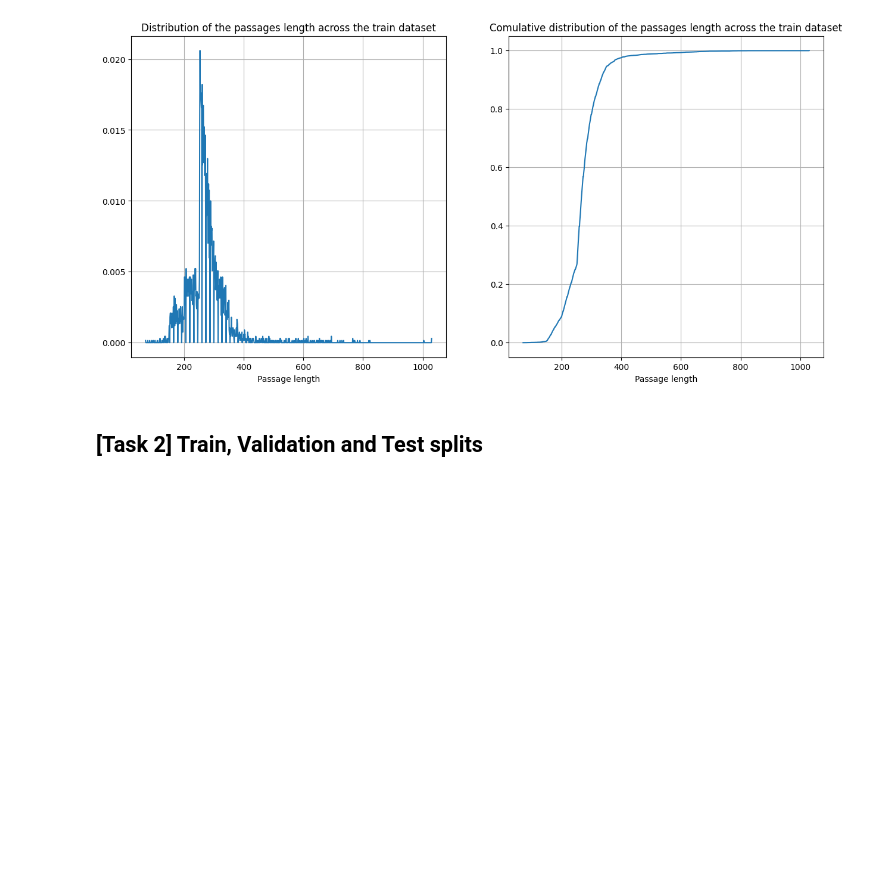
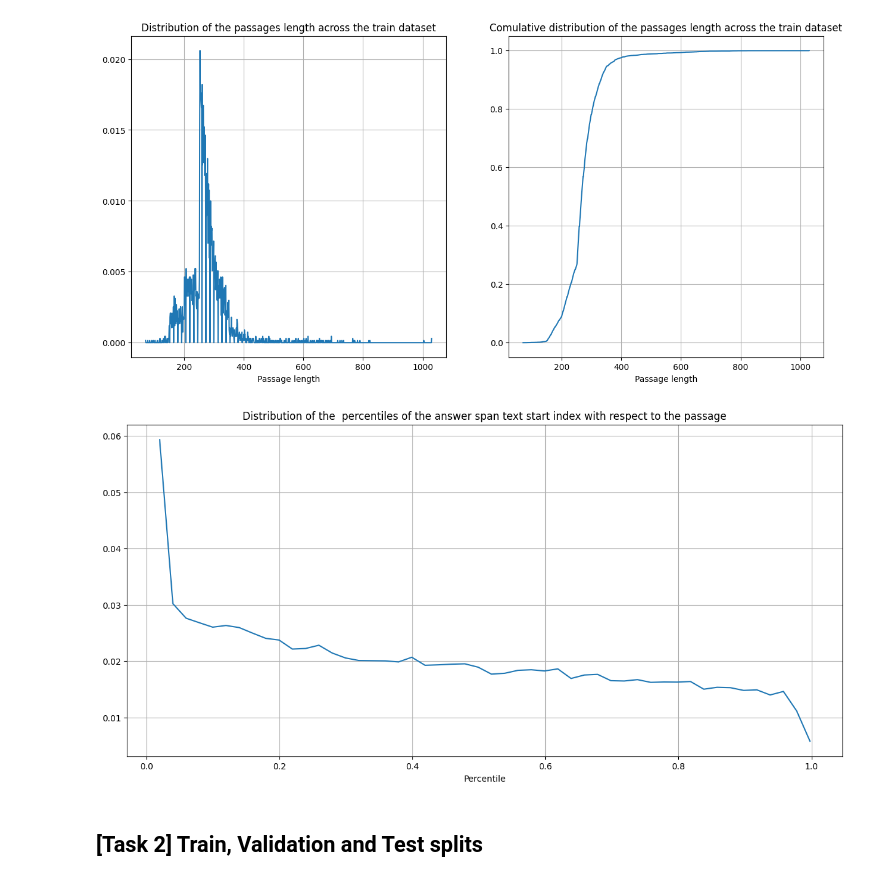
Before and after one commit to RiccardoSpolaor/Question-Answering, a Jupyter notebook: main_trainer_redone.ipynb, the cells around one changed output. Drawn from its saved outputs; the diff is of its cells as text; code cells hidden in the pictures; blank space fills up the shorter version.

```diff
--- a/main_trainer_redone.ipynb
+++ b/main_trainer_redone.ipynb
@@ -63,7 +63,8 @@ def get_dataframe(json_path: str):
         for i, (q, a) in enumerate(zip(row['questions'], row['answers'])):
             if i >= max_turn:
                 break
-            history += [q['input_text'], a['input_text']]
+            if a['input_text'] != 'unknown':
+                history += [q['input_text'], a['input_text']]
         return history
 
     with open(json_path, 'r') as j:
@@ -228,6 +229,32 @@ def plot_passage_length_analysis(passages: pd.Series):
 plot_passage_length_analysis(grouped_train_df.story.unique())
 # %% [output]
 [figure]
+# %%
+def plot_answer_span_text_percentile(df: pd.DataFrame):
+    """Analyse the percentile of the answer span text start index with respect to the passage
+
+    Parameters
+    ----------
+    df : pd.DataFrame
+        The dataframe.
+    """
+
+    percentiles = df['answer_span_start'] / df['story'].str.len()
+
+    # Histogram of the sentences length distribution
+    hist, bin_edges = np.histogram(percentiles.to_list(), bins=50, density=True)
+    hist = hist / sum(hist)
+
+    plt.figure(figsize=(15, 7))
+    plt.plot(bin_edges[1:], hist)
+    plt.title('Distribution of the  percentiles of the answer span text start index with respect to the passage')
+    plt.xlabel('Percentile')
+    plt.grid()
+    plt.show()
+# %%
+plot_answer_span_text_percentile(train_df)
+# %% [output]
+[figure, added]
 # %% [markdown]
 ## [Task 2] Train, Validation and Test splits
 # %%
```
Also changed, not shown: parts of 4 cells of this notebook.
